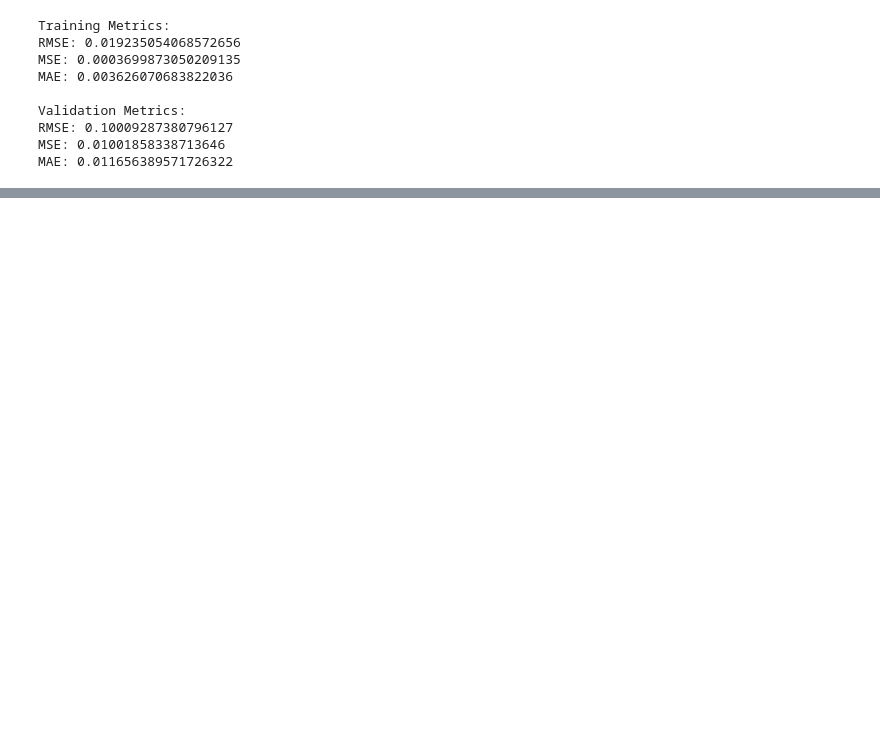
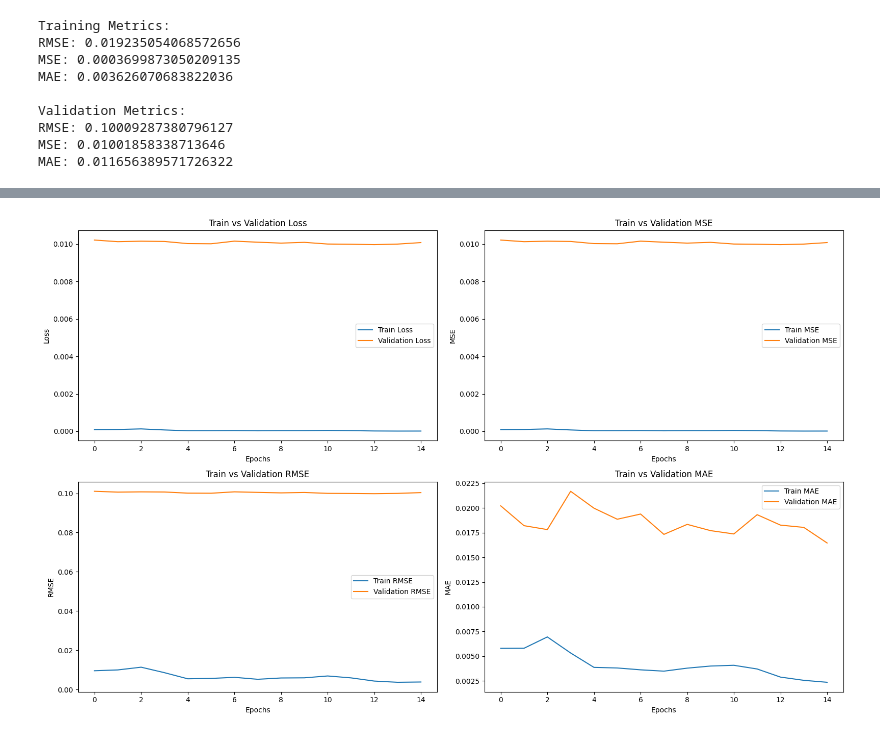
Before and after one commit to juanls1/TikTok-Virality-Predictor, a Jupyter notebook: src/image/image_study.ipynb, the cells around one changed output, grey strips where cells are left out. Saved outputs shown, nothing was run; the diff lists cells and outputs as text; code cells hidden in the pictures; blank space fills up the shorter version.

Commit message:
avanzado image study

```diff
--- a/src/image/image_study.ipynb
+++ b/src/image/image_study.ipynb
@@ -182,0 +312,6 @@ MAE: 0.011656389571726322
+# %%
+batch_size = 4  # Puedes ajustar esto según la capacidad de tu GPU
+
+train_loader = DataLoader(train_dataset, batch_size=batch_size, shuffle=True)
+valid_loader = DataLoader(valid_dataset, batch_size=batch_size, shuffle=False)
+test_loader = DataLoader(test_dataset, batch_size=batch_size, shuffle=False)
@@ -182,0 +383,13 @@ MAE: 0.011656389571726322
+# %%
+from torch.optim import Adam
+
+# Entrenamiento y validación en ciclos
+optimizer = Adam(regression_model.parameters(), lr=1e-5)
+num_epochs = 2
+# %%
+import torchmetrics
+
+# Métricas
+mse_metric = torchmetrics.MeanSquaredError().to(device)
+rmse_metric = torchmetrics.MeanSquaredError(squared=False).to(device)
+mae_metric = torchmetrics.MeanAbsoluteError().to(device)
@@ -182,0 +441,47 @@ MAE: 0.011656389571726322
+# %%
+import matplotlib.pyplot as plt
+
+# Configurar el tamaño de la figura
+plt.figure(figsize=(16, 10))
+
+# Gráfico para la pérdida de entrenamiento y validación
+plt.subplot(2, 2, 1)
+plt.plot(metrics_df['Train Loss'], label='Train Loss')
+plt.plot(metrics_df['Validation Loss'], label='Validation Loss')
+plt.title('Train vs Validation Loss')
+plt.xlabel('Epochs')
+plt.ylabel('Loss')
+plt.legend()
+
+# Gráfico para MSE de entrenamiento y validación
+plt.subplot(2, 2, 2)
+plt.plot(metrics_df['Train MSE'], label='Train MSE')
+plt.plot(metrics_df['Validation MSE'], label='Validation MSE')
+plt.title('Train vs Validation MSE')
+plt.xlabel('Epochs')
+plt.ylabel('MSE')
+plt.legend()
+
+# Gráfico para RMSE de entrenamiento y validación
+plt.subplot(2, 2, 3)
+plt.plot(metrics_df['Train RMSE'], label='Train RMSE')
+plt.plot(metrics_df['Validation RMSE'], label='Validation RMSE')
+plt.title('Train vs Validation RMSE')
+plt.xlabel('Epochs')
+plt.ylabel('RMSE')
+plt.legend()
+
+# Gráfico para MAE de entrenamiento y validación
+plt.subplot(2, 2, 4)
+plt.plot(metrics_df['Train MAE'], label='Train MAE')
+plt.plot(metrics_df['Validation MAE'], label='Validation MAE')
+plt.title('Train vs Validation MAE')
+plt.xlabel('Epochs')
+plt.ylabel('MAE')
+plt.legend()
+
+# Mostrar todos los gráficos
+plt.tight_layout()
+plt.show()
+# %% [output]
+[figure, added]
```
Also changed, not shown: parts of 20 cells of this notebook, 1 other file.
